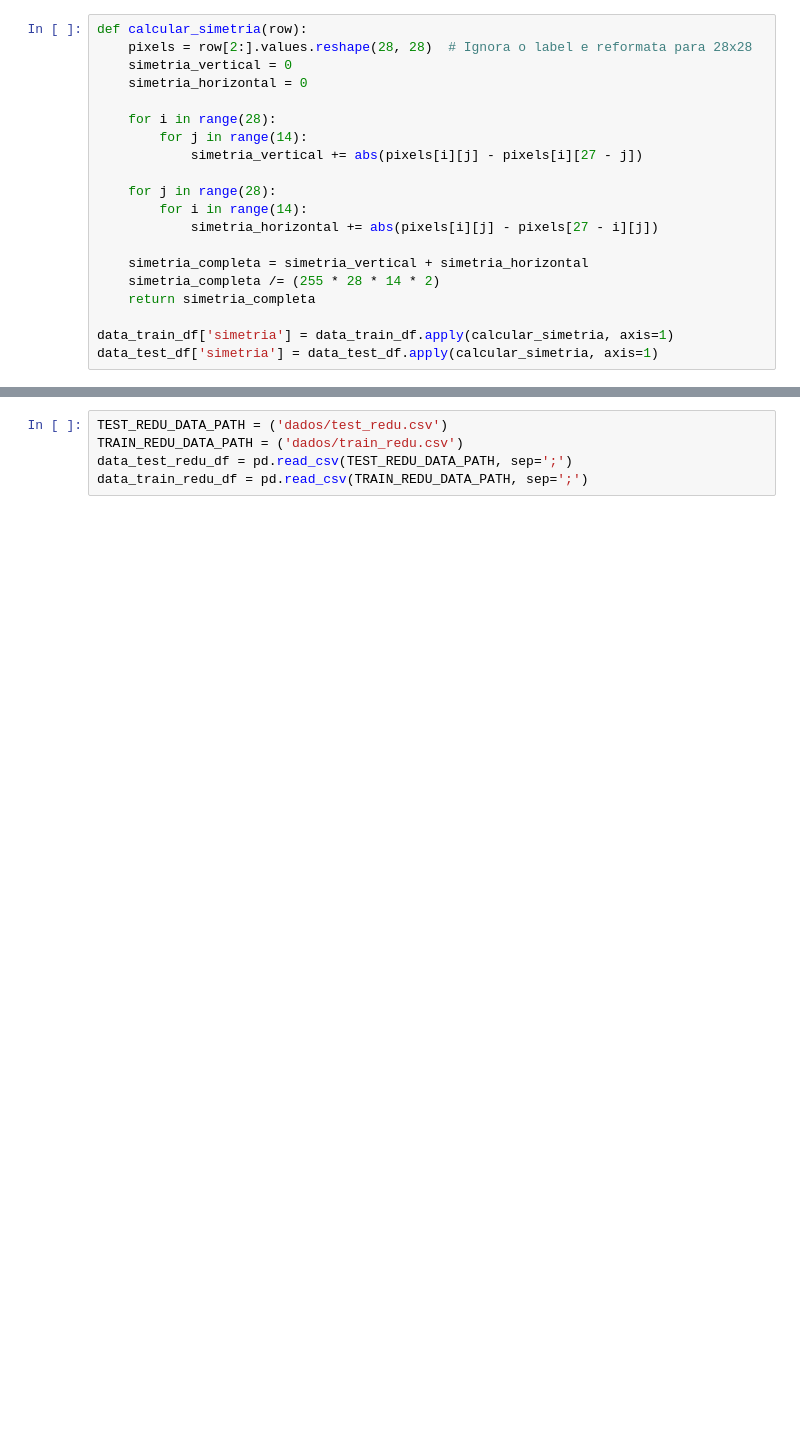
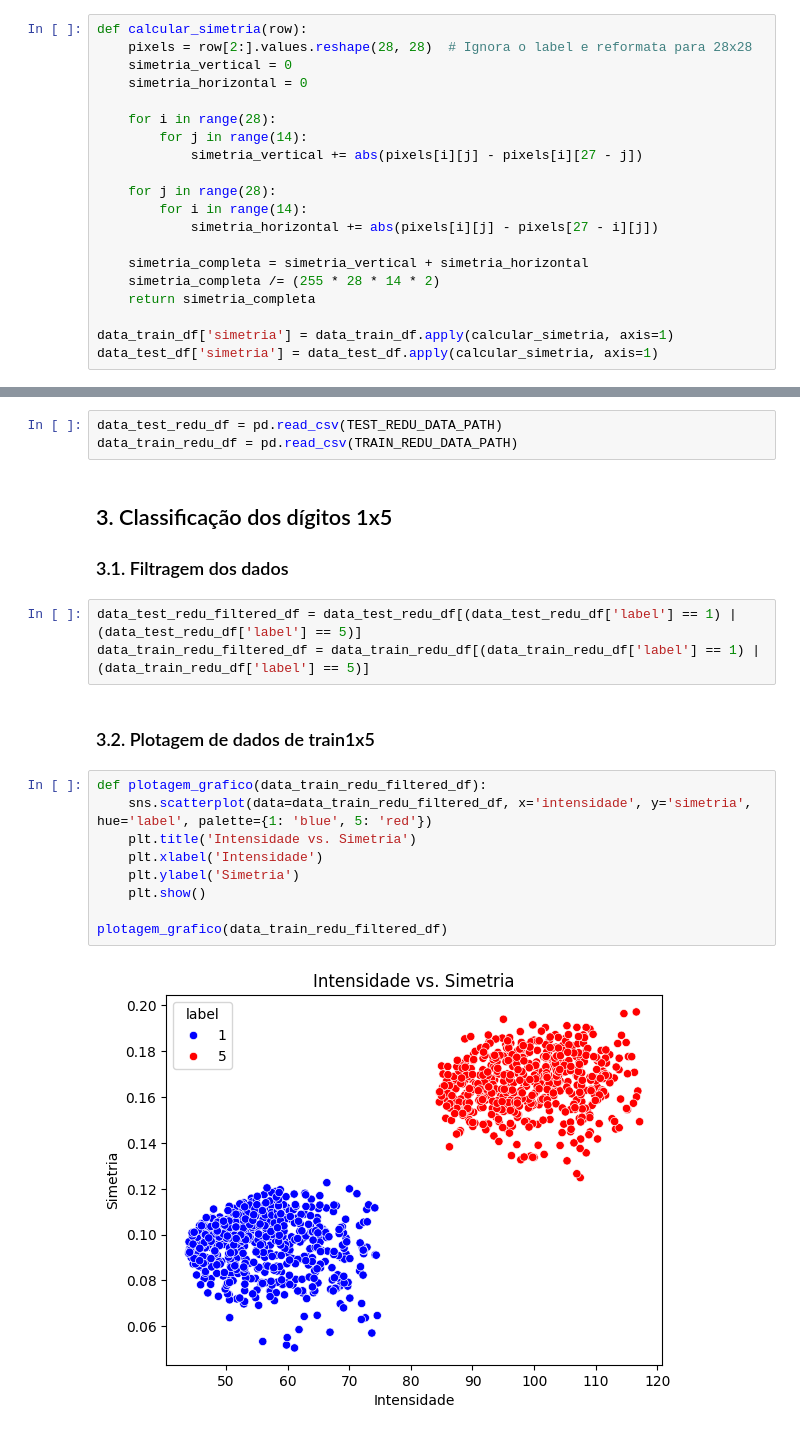
Before and after one commit to Gabyzera/ufpb_am, a Jupyter notebook: reconhecimento_digitos/src/main.ipynb, the cells around one changed output, grey strips where cells are left out. Saved outputs shown, nothing was run; the diff lists cells and outputs as text; blank space fills up the shorter version.

Commit message:
feat: classification data label 1x5

```diff
--- a/reconhecimento_digitos/src/main.ipynb
+++ b/reconhecimento_digitos/src/main.ipynb
@@ -48,5 +57,22 @@ data_test_df[colunas_relevantes].to_csv('test_redu.csv', index=False)
 # %%
-TEST_REDU_DATA_PATH = ('dados/test_redu.csv')
-TRAIN_REDU_DATA_PATH = ('dados/train_redu.csv')
-data_test_redu_df = pd.read_csv(TEST_REDU_DATA_PATH, sep=';')
-data_train_redu_df = pd.read_csv(TRAIN_REDU_DATA_PATH, sep=';')
+data_test_redu_df = pd.read_csv(TEST_REDU_DATA_PATH)
+data_train_redu_df = pd.read_csv(TRAIN_REDU_DATA_PATH)
+# %% [markdown]
+## 3. Classificação dos dígitos 1x5
+### 3.1. Filtragem dos dados
+# %%
+data_test_redu_filtered_df = data_test_redu_df[(data_test_redu_df['label'] == 1) | (data_test_redu_df['label'] == 5)]
+data_train_redu_filtered_df = data_train_redu_df[(data_train_redu_df['label'] == 1) | (data_train_redu_df['label'] == 5)]
+# %% [markdown]
+### 3.2. Plotagem de dados de train1x5
+# %%
+def plotagem_grafico(data_train_redu_filtered_df):
+    sns.scatterplot(data=data_train_redu_filtered_df, x='intensidade', y='simetria', hue='label', palette={1: 'blue', 5: 'red'})
+    plt.title('Intensidade vs. Simetria')
+    plt.xlabel('Intensidade')
+    plt.ylabel('Simetria')
+    plt.show()
+
+plotagem_grafico(data_train_redu_filtered_df)
+# %% [output]
+[figure, added]
```
Also changed, not shown: parts of 4 cells of this notebook.
